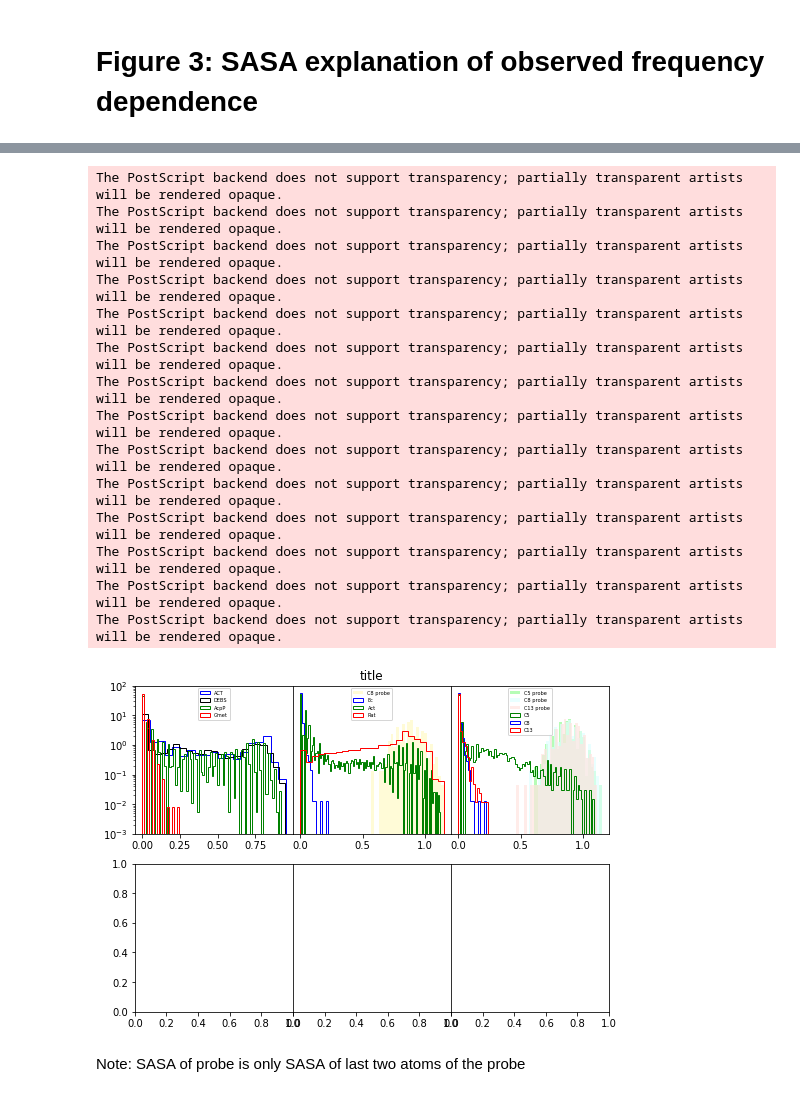
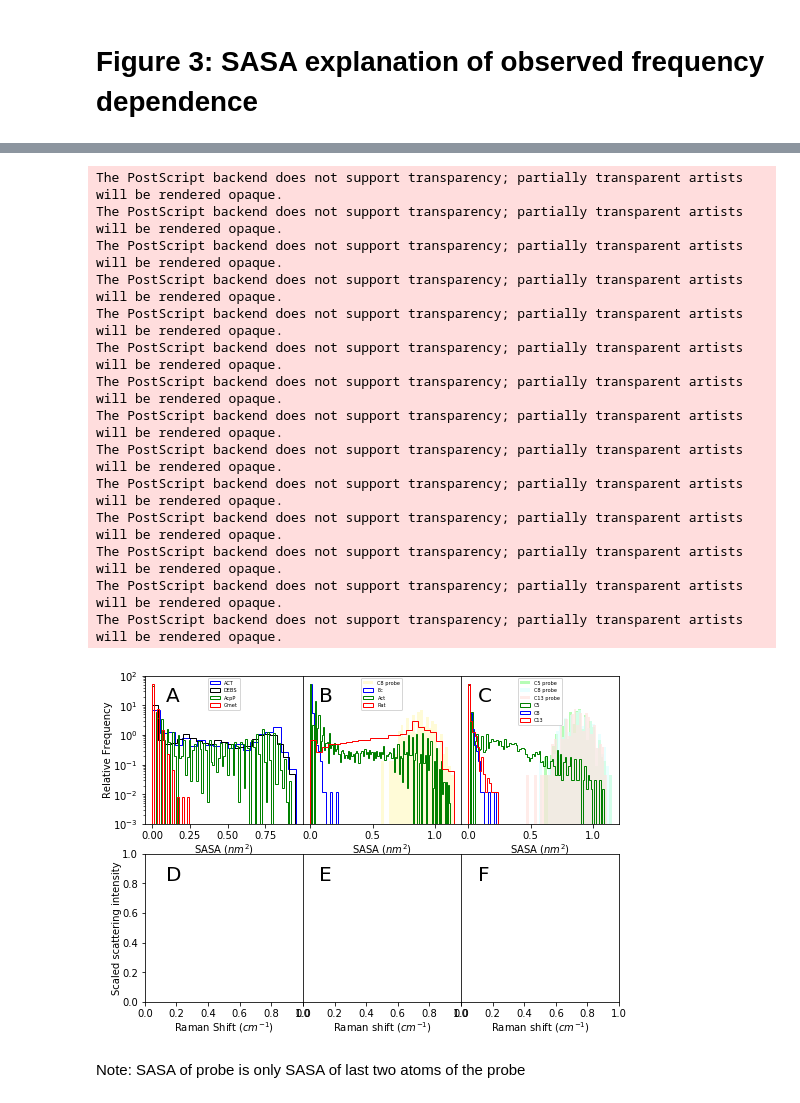
Before and after one commit to CHLresearchgroup/coire, a Jupyter notebook: CGHPaper.ipynb, the cells around one changed output, grey strips where cells are left out. Drawn from its saved outputs; the diff is of its cells as text; code cells hidden in the pictures.

```diff
--- a/CGHPaper.ipynb
+++ b/CGHPaper.ipynb
@@ -859,6 +811,8 @@ ax0.hist(dSASA_190604_6['CN'], 'auto' , density = 1, color='Black', histtype='st
 ax0.hist(dSASA_190625['CN'], 'auto' , density = 1, color='Green', histtype='step', stacked=True, label ='AcpP')
 ax0.hist(dSASA_190604_2['CN'], 'auto' , density = 1, color='Red', histtype='step', stacked=True, label ='Gmet')
 ax0.legend(loc="upper center", fontsize="5")
+plt.xlabel("SASA ($nm^2$)", fontsize="10", labelpad=1)
+plt.ylabel("Relative Frequency", fontsize="10", labelpad=0)
 #ax0.xlabel("CN SASA")
 
 #the second subplot
@@ -869,8 +823,8 @@ ax1.hist(dSASA_200116['C7&C8'], 'auto', density = 1, color='blue', histtype='ste
 ax1.hist(np.concatenate((dSASA_200120['C7&C8'], dSASA_200121['C7&C8']), axis=None), 'auto', density = 1, color='green', histtype='step', stacked=True, label ='Act')
 ax1.hist(dSASA_200125['C7&C8'], 'auto', density = 1, color='red', histtype='step', stacked=True, label ='Rat')
 ax1.legend(loc="upper center", fontsize="5")
-plt.title("title")
 plt.setp(ax1.get_yticklabels(), visible=False)
+plt.xlabel("SASA ($nm^2$)", fontsize="10", labelpad=1)
 plt.tick_params(axis = "y", which = "both", left = False, right = False)
 # remove last tick label for the second subplot
 yticks = ax1.yaxis.get_major_ticks()
@@ -885,41 +839,55 @@ ax2.hist(dSASA_200116['C7&C8'], 'auto', density = 1, color='blue', histtype='ste
 ax2.hist(dSASA_200117['C12&C13'], 'auto', density = 1, color='red', histtype='step', stacked=True, label ='C13')
 ax2.legend(loc="upper center", fontsize="5")
 plt.setp(ax2.get_yticklabels(), visible=False)
+plt.xlabel("SASA ($nm^2$)", fontsize="10", labelpad=1)
 plt.tick_params(axis = "y", which = "both", left = False, right = False)
 # remove last tick label for the second subplot
 yticks = ax2.yaxis.get_major_ticks()
 yticks[-1].label1.set_visible(False)
 
 ax3=plt.subplot(gs[3])
-ax4=plt.subplot(gs[4])
+#ax3.set_xticks([0,0.2,0.4,0.6,0.8])
+plt.xlabel("Raman Shift $(cm^{-1})$", fontsize="10", labelpad=1)
+plt.ylabel("Scaled scattering intensity", fontsize="10", labelpad=0)
+ax4=plt.subplot(gs[4], sharey=ax3)
+#ax4.set_xticks(ax4.get_xticks()[:-1])
+#ax4.set_xticks([0,0.2,0.4,0.6,0.8])
 plt.setp(ax4.get_yticklabels(), visible=False)
 plt.tick_params(axis = "y", which = "both", left = False, right = False)
-ax5=plt.subplot(gs[5])
+plt.xlabel("Raman shift $(cm^{-1})$", fontsize="10", labelpad=1)
+ax5=plt.subplot(gs[5], sharey=ax3)
 plt.setp(ax5.get_yticklabels(), visible=False)
 plt.tick_params(axis = "y", which = "both", left = False, right = False)
+plt.xlabel("Raman shift $(cm^{-1})$", fontsize="10", labelpad=1)
 
 
 # remove vertical gap between subplots
 plt.subplots_adjust(wspace=.0)
 fig.set_size_inches(w=8.5,h=6)
+fig.text(0.16,0.82,"A", fontsize="20")
+fig.text(0.41,0.82,"B", fontsize="20")
+fig.text(0.67,0.82,"C", fontsize="20")
+fig.text(0.16,0.405,"D", fontsize="20")
+fig.text(0.41,0.405,"E", fontsize="20")
+fig.text(0.67,0.405,"F", fontsize="20")
 plt.savefig("Figure3_mockup.ps")
 plt.show()
 # %% [output]
 The PostScript backend does not support transparency; partially transparent artists will be rendered opaque.
 The PostScript backend does not support transparency; partially transparent artists will be rendered opaque.
 The PostScript backend does not support transparency; partially transparent artists will be rendered opaque.
 The PostScript backend does not support transparency; partially transparent artists will be rendered opaque.
 The PostScript backend does not support transparency; partially transparent artists will be rendered opaque.
 The PostScript backend does not support transparency; partially transparent artists will be rendered opaque.
 The PostScript backend does not support transparency; partially transparent artists will be rendered opaque.
 The PostScript backend does not support transparency; partially transparent artists will be rendered opaque.
 The PostScript backend does not support transparency; partially transparent artists will be rendered opaque.
 The PostScript backend does not support transparency; partially transparent artists will be rendered opaque.
 The PostScript backend does not support transparency; partially transparent artists will be rendered opaque.
 The PostScript backend does not support transparency; partially transparent artists will be rendered opaque.
 The PostScript backend does not support transparency; partially transparent artists will be rendered opaque.
 The PostScript backend does not support transparency; partially transparent artists will be rendered opaque.
-[figure, old version]
+[figure, new version]
 # %% [markdown]
 Note: SASA of probe is only SASA of last two atoms of the probe
 # %% [markdown]
```
Also changed, not shown: parts of 15 cells of this notebook, 5 other files.
